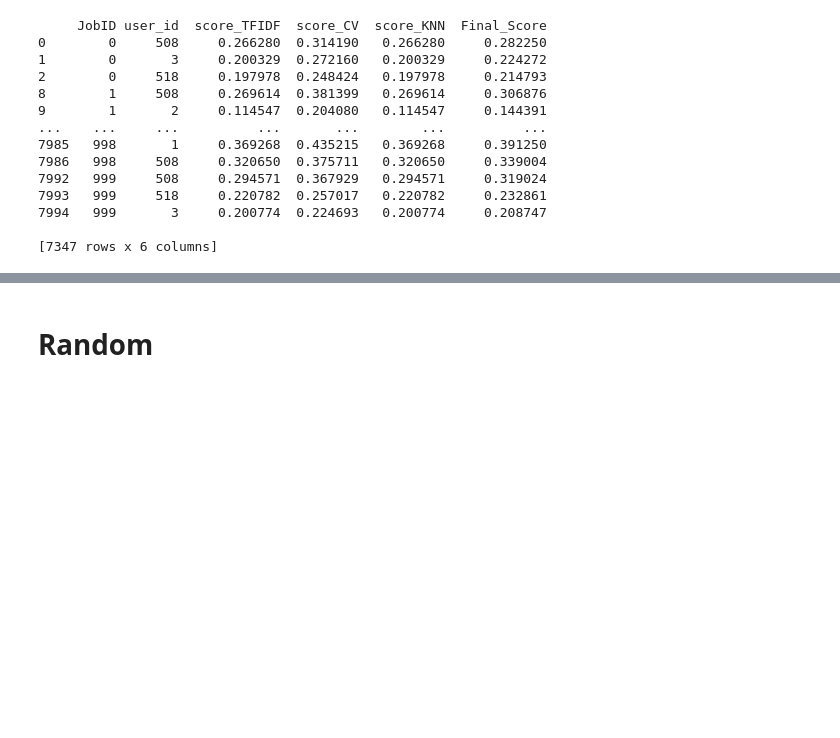
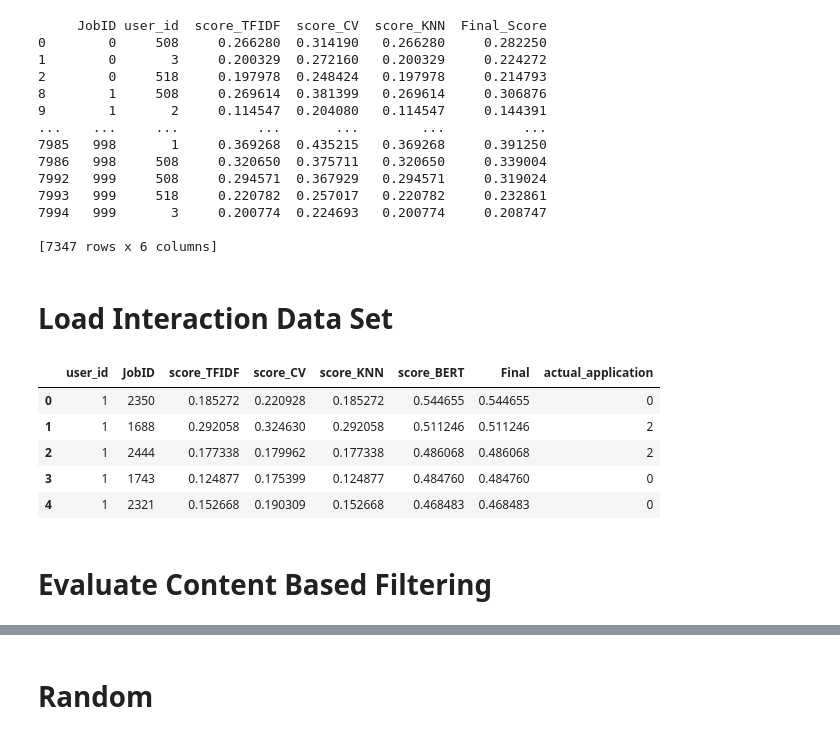
Before and after one commit to SandeshSS23/JobGenix-A-Job-and-Talent-Recommendation-Platform, a Jupyter notebook: Final2.ipynb, the cells around one changed output, grey strips where cells are left out. Drawn from its saved outputs; the diff is of its cells as text; code cells hidden in the pictures; blank space fills up the shorter version.

```diff
--- a/Final2.ipynb
+++ b/Final2.ipynb
@@ -906,3 +909,41 @@ print(top_3)
 7994   999       3     0.200774  0.224693   0.200774     0.208747
 
 [7347 rows x 6 columns]
+# %% [markdown]
+# Load Interaction Data Set
+# %%
+file_path = current_path+"final.csv"
+df_interaction = pd.read_csv(file_path)
+
+# Generate random actual_application values (0 or 1 or 2) based on a probability distribution
+# np.random.seed(42)  # For reproducibility
+
+def simulate_user_behavior(df):
+    actual_applications = []
+    for score in df["Final"]:
+        if score > 0.4:
+            action = np.random.choice([2, 1, 0], p=[0.5, 0.3, 0.2]) # Higher chance of apply
+        elif score > 0.3:
+            action = np.random.choice([1, 2, 0], p=[0.6, 0.2, 0.2]) # More saves, some applies
+        else:
+            action = np.random.choice([0, 1, 2], p=[0.6, 0.3, 0.1]) # Mostly ignored
+        actual_applications.append(action)
+    df["actual_application"] = actual_applications
+    return df # Apply simulation function
+df_interaction = simulate_user_behavior(df_interaction) # Display sample results print(df_interaction.head()) # Save to CSV (Optional) df_interaction.to_csv("simulated_job_interactions.csv", index=False)
+
+# df_interaction["actual_application"] = np.random.choice([0, 1, 2], size=len(df), p=[0.3, 0.3,0.4])
+
+# Save the updated dataset
+output_file = current_path+"interaction_final.csv"
+df_interaction.to_csv(output_file, index=False)
+df_interaction.head()
+# %% [output]
+|  | user_id | JobID | score_TFIDF | score_CV | score_KNN | score_BERT | Final | actual_application |
+| 0 | 1 | 2350 | 0.185272 | 0.220928 | 0.185272 | 0.544655 | 0.544655 | 0 |
+| 1 | 1 | 1688 | 0.292058 | 0.324630 | 0.292058 | 0.511246 | 0.511246 | 2 |
+| 2 | 1 | 2444 | 0.177338 | 0.179962 | 0.177338 | 0.486068 | 0.486068 | 2 |
+| 3 | 1 | 1743 | 0.124877 | 0.175399 | 0.124877 | 0.484760 | 0.484760 | 0 |
+| 4 | 1 | 2321 | 0.152668 | 0.190309 | 0.152668 | 0.468483 | 0.468483 | 0 |
+# %% [markdown]
+# Evaluate Content Based Filtering
```
Also changed, not shown: parts of 19 cells of this notebook.
